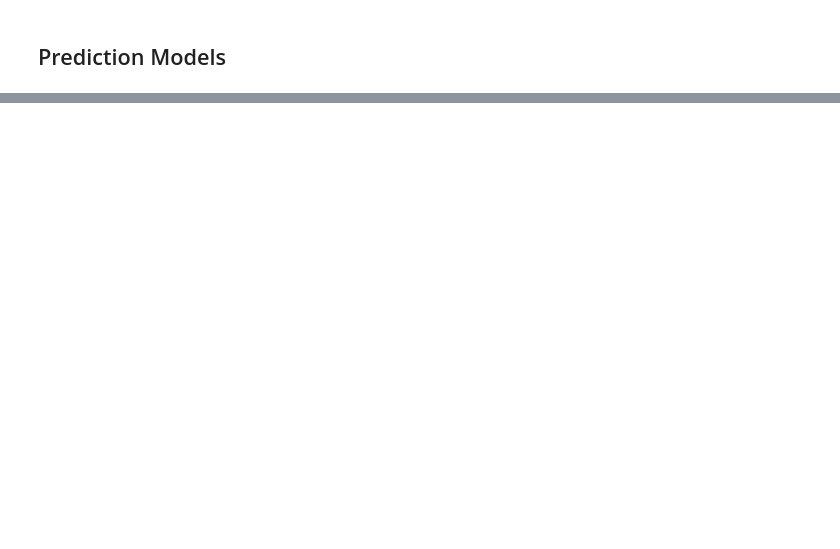
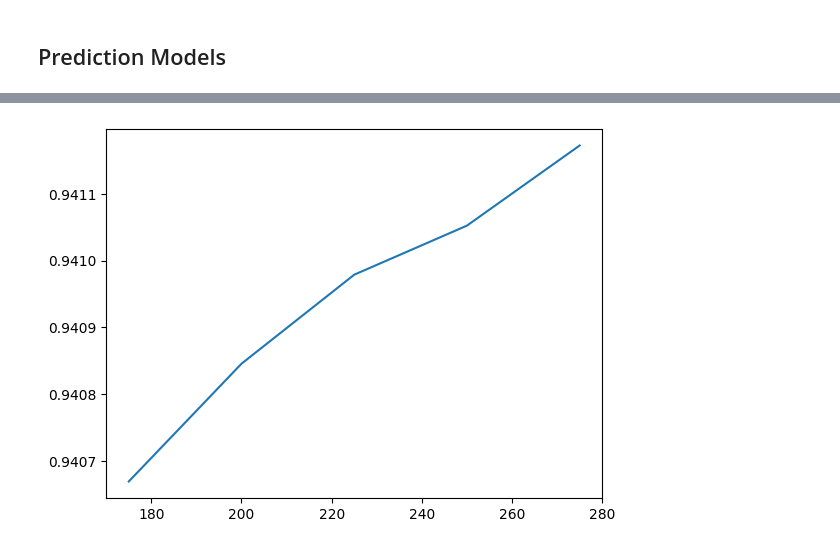
Before and after one commit to andreros24/F1, a Jupyter notebook: F1.ipynb, the cells around one changed output, grey strips where cells are left out. Drawn from its saved outputs; the diff is of its cells as text; code cells hidden in the pictures; blank space fills up the shorter version.

```diff
--- a/F1.ipynb
+++ b/F1.ipynb
@@ -302,0 +400,5 @@ using the data of the original competition that has the complete records.
+# %%
+rf_model = RandomForestClassifier(n_estimators=250, random_state=42, criterion='entropy',
+                                  max_features='sqrt', verbose=1, n_jobs=-1)
+rf_model.fit(OH_train_X, train_y)
+pd.DataFrame({'Feature': OH_train_X.columns, 'Importance': rf_model.feature_importances_}).sort_values(by='Importance', ascending=False)
@@ -302,0 +427,26 @@ using the data of the original competition that has the complete records.
+# %%
+# we have seen that the importanca of the race variable is very low for all the values,
+# so I'll try to remove this variable and build a variable with only pre-seanon or race
+OH_train_X_rf = OH_train_X.copy()
+race_var = list(categories[1])
+pre_season_train = []
+for val in train_X.Race:
+    if val== 'Pre-Season Testing':
+        pre_season_train.append(1)
+    else:
+        pre_season_train.append(0)
+OH_train_X_rf['Pre-season'] = pre_season_train
+OH_train_X_rf['Gran_Prix'] = list(1-np.array(pre_season_train))
+OH_train_X_rf.drop(columns=race_var, inplace=True)
+
+# for the validation set too
+OH_valid_X_rf = OH_val_X.copy()
+pre_season_valid = []
+for val in val_X.Race:
+    if val== 'Pre-Season Testing':
+        pre_season_valid.append(1)
+    else:
+        pre_season_valid.append(0)
+OH_valid_X_rf['Pre-season'] = pre_season_valid
+OH_valid_X_rf['Gran_Prix'] = list(1-np.array(pre_season_valid))
+OH_valid_X_rf.drop(columns=race_var, inplace=True)
@@ -302,0 +461,12 @@ using the data of the original competition that has the complete records.
+# %%
+score_norace = []
+for i in range(0,5):
+    rf_model_norace = RandomForestClassifier(n_estimators=175+25*i, random_state=42, criterion='entropy',
+                                             max_features='sqrt', verbose=0, n_jobs=-1)
+    rf_model_norace.fit(OH_train_X_rf, train_y)
+    score_norace.append(roc_auc_score(val_y, rf_model_norace.predict_proba(OH_valid_X_rf)[:, 1]))
+# %%
+plt.plot(list(175+25*i for i in range(0,5)), list(score_norace))
+plt.show()
+# %% [output]
+[figure, added]
```
Also changed, not shown: parts of 28 cells of this notebook.
